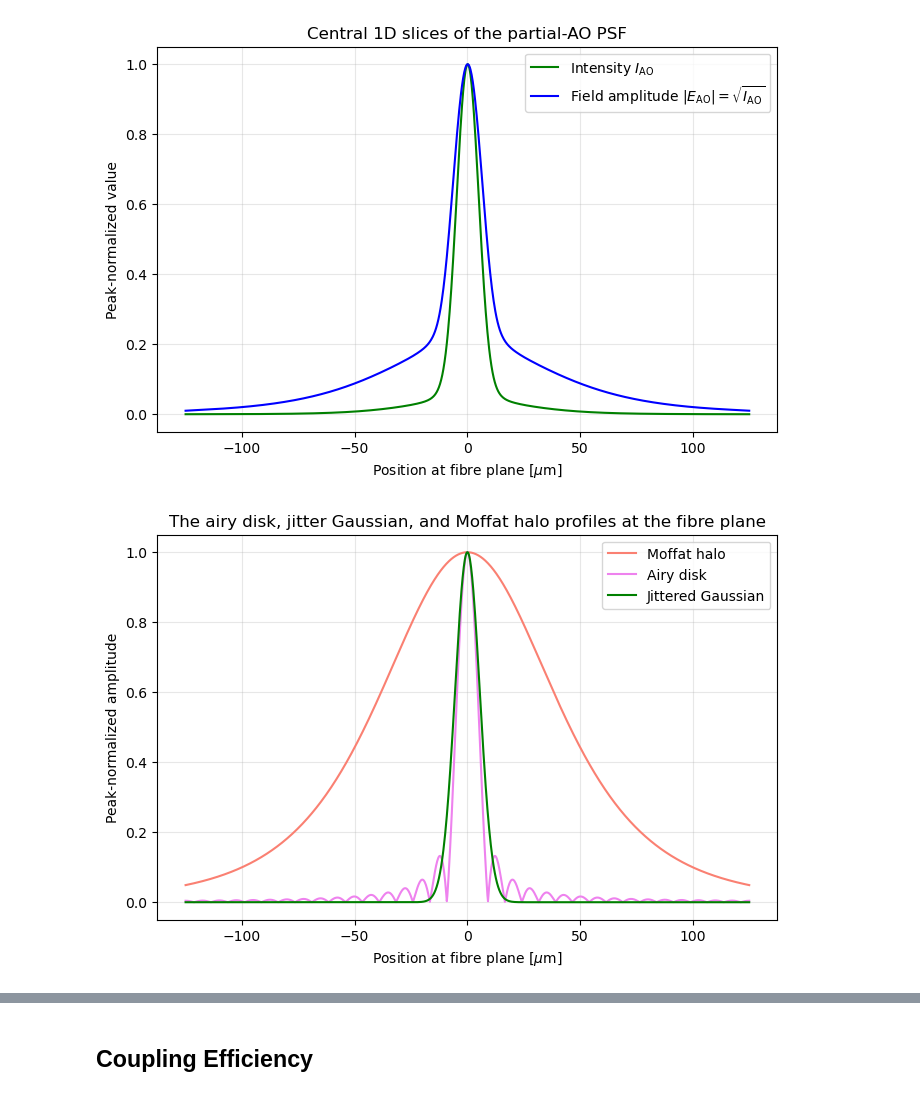
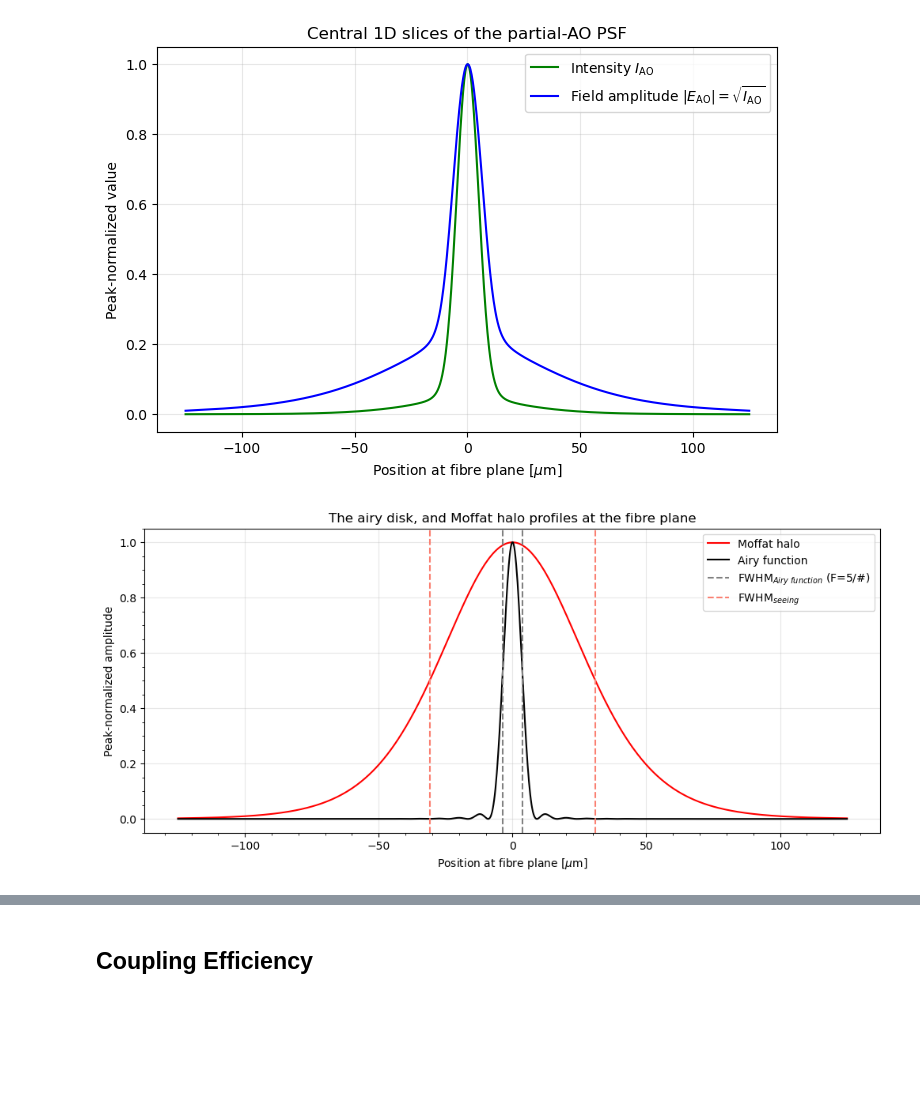
Before and after one commit to TongyueLiu/OH-Suppression-MRes-Project, a Jupyter notebook: notebooks/estimate_AO_system_throughput.ipynb, the cells around one changed output, grey strips where cells are left out. Cells and saved outputs as stored; diff of their text form; code cells hidden in the pictures; blank space fills up the shorter version.

Commit message:
update jittered coupling and VLT throughput

```diff
--- a/notebooks/estimate_AO_system_throughput.ipynb
+++ b/notebooks/estimate_AO_system_throughput.ipynb
@@ -157,0 +172,7 @@ def diffraction_limited_E_field_at_fibre_2d(x, y, lam0, F_eff, alpha=0.0, E_S=1.
+# %%
+FWHM_diff_lim_arcsec = lam0 / D_tel * 206265 # in arcseconds, physical size of the diffraction-limited PSF at the primary focus
+FWHM_diff_lim_coude = lam0 * F_coude # in meters, physical size of the diffraction-limited PSF at the coude focus (fibre input plane)
+FWHM_diff_lim_demag = lam0 * F_fibre # in meters, physical size of the diffraction-limited PSF at the fibre input plane after demagnification
+print(f"Diffraction-limited FWHM at the primary focus = {FWHM_diff_lim_arcsec:.3f} arcseconds")
+print(f"Diffraction-limited FWHM at the coude focus (fibre input plane) = {FWHM_diff_lim_coude*1e6:.3f} microns")
+print(f"Diffraction-limited FWHM at the fibre input plane after demagnification = {FWHM_diff_lim_demag*1e6:.3f} microns")
@@ -157,0 +183,7 @@ def diffraction_limited_E_field_at_fibre_2d(x, y, lam0, F_eff, alpha=0.0, E_S=1.
+# %%
+# convert 0.3210966247040923 arcseconds size to physical size at the fibre input plane, where F_eff = F_fibre
+seeing_FWHM_arcsec = 0.3210966247040923
+seeing_rad = seeing_FWHM_arcsec / 206265.0
+f_eff = F_fibre * D_tel
+FWHM_physical_1p5micron = f_eff * seeing_rad
+print(f"Physical FWHM of the seeing disk at the fibre input plane = {FWHM_physical_1p5micron*1e6:.3f} microns")
@@ -593,41 +796,52 @@ plt.show()
 # %% [output]
 [figure]
 # %%
+# I_airy_disk_1d = I_airy_norm[centre_y_index, :]
+E_airy_disk_1d = E_airy[centre_y_index, :]
+E_airy_disk_plot = E_airy_disk_1d / np.max(E_airy_disk_1d)
 I_airy_disk_1d = I_airy_norm[centre_y_index, :]
-E_airy_disk_1d = np.sqrt(np.clip(I_airy_disk_1d, 0.0, None))
-E_airy_disk_plot = E_airy_disk_1d / np.max(E_airy_disk_1d)
+I_airy_disk_plot = I_airy_disk_1d / np.max(I_airy_disk_1d)
 
 I_halo_1d = I_halo_power_norm[centre_y_index, :]
+I_halo_1d_plot = I_halo_1d / np.max(I_halo_1d)
 E_halo_1d = np.sqrt(np.clip(I_halo_1d, 0.0, None))
 E_halo_plot = E_halo_1d / np.max(E_halo_1d)
 
-I_jitter_gaussian_1d = jitter_kernel[centre_y_index, :]
-E_jitter_gaussian_1d = np.sqrt(np.clip(I_jitter_gaussian_1d, 0.0, None))
-E_jitter_gaussian_plot = E_jitter_gaussian_1d / np.max(E_jitter_gaussian_1d)
+Gauss_jitter = jitter_kernel[centre_y_index, :]
+Gauss_jitter_plot = Gauss_jitter / np.max(Gauss_jitter)
 
-plt.figure(figsize=(8, 5))
+plt.figure(figsize=(12, 5))
 
 plt.plot(
     x_1d * 1e6,
-    E_halo_plot, color='salmon',
+    I_halo_1d_plot, color='red',
     label="Moffat halo",
 )
 plt.plot(
     x_1d * 1e6,
-    E_airy_disk_plot, color='violet',
-    label="Airy disk",
+    I_airy_disk_plot, color='k',
+    label="Airy function",
 )
-plt.plot(
-    x_1d * 1e6,
-    E_jitter_gaussian_plot, color='green',
-    label="Jittered Gaussian",
-)
+# plt.plot(
+#     x_1d * 1e6,
+#     Gauss_jitter_plot, color='green',
+#     label="Jittered Gaussian",
+# )
+
+plt.axvline(FWHM_diff_lim_demag / 2 * 1e6, color='gray', linestyle='--', label="FWHM$_{Airy\ function}$ (F=5/#)")
+plt.axvline(-FWHM_diff_lim_demag / 2 * 1e6, color='gray', linestyle='--')
+
+plt.axvline(FWHM_physical_1p5micron / 2 * 1e6, color='salmon', linestyle='--', label="FWHM$_{seeing}$")
+plt.axvline(-FWHM_physical_1p5micron / 2 * 1e6, color='salmon', linestyle='--')
+
+# Add minor ticks
+plt.minorticks_on()
 
 plt.xlabel(r"Position at fibre plane [$\mu$m]")
 plt.ylabel("Peak-normalized amplitude")
-plt.title("The airy disk, jitter Gaussian, and Moffat halo profiles at the fibre plane")
+plt.title("The airy disk, and Moffat halo profiles at the fibre plane")
 plt.grid(alpha=0.3)
 plt.legend()
 plt.show()
 # %% [output]
-[figure, old version]
+[figure, new version]
```
Also changed, not shown: parts of 46 cells of this notebook, 2 other files.
